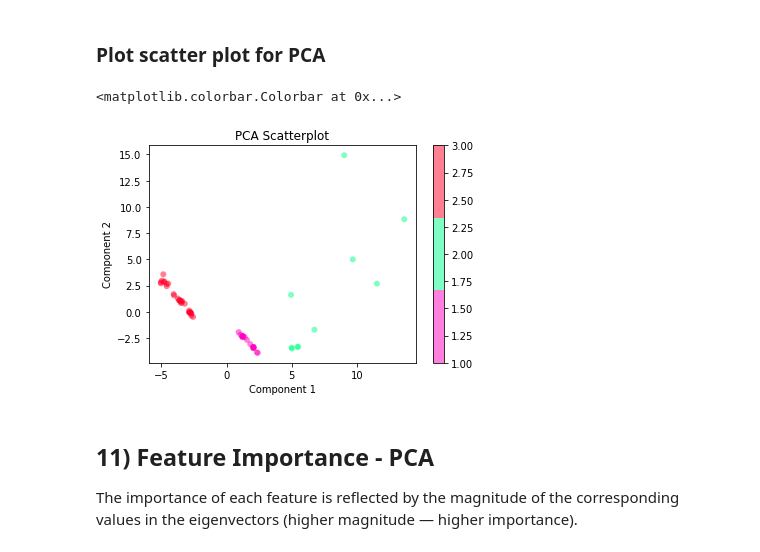
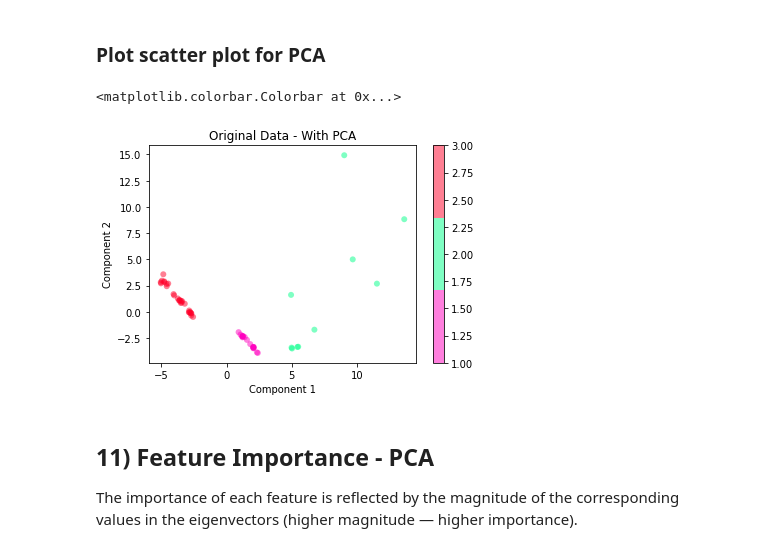
Before and after one commit to goldslime123/csc3005-DA, a Jupyter notebook: MeterB.ipynb, the cells around one changed output. Saved outputs shown, nothing was run; the diff lists cells and outputs as text; code cells hidden in the pictures.

```diff
--- a/MeterB.ipynb
+++ b/MeterB.ipynb
@@ -706,14 +679,14 @@ plt.colorbar()
 # %%
 plt.scatter(X_pca[:, 0], X_pca[:, 1],
             c=dataset['Class'], edgecolor='none', alpha=0.5,
             cmap=plt.cm.get_cmap('gist_rainbow_r', 3))
 plt.xlabel('Component 1')
 plt.ylabel('Component 2')
-plt.title('PCA Scatterplot')
+plt.title('Original Data - With PCA')
 plt.colorbar()
 # %% [output]
 <matplotlib.colorbar.Colorbar at 0x...>
-[figure, old version]
+[figure, new version]
 # %% [markdown]
 ## __11) Feature Importance - PCA__
 
```
Also changed, not shown: parts of 12 cells of this notebook.
